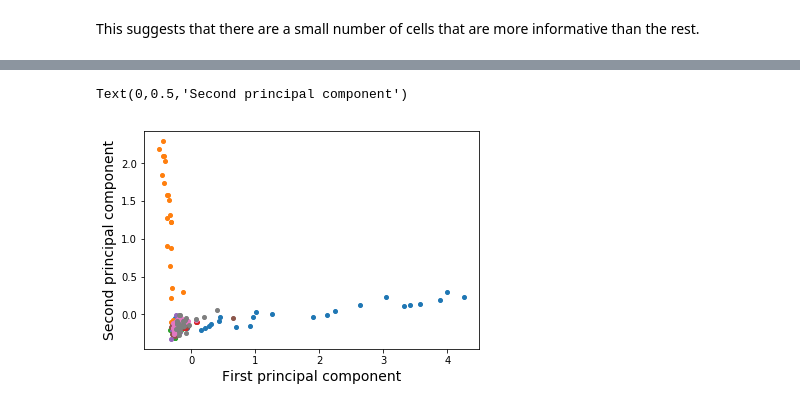
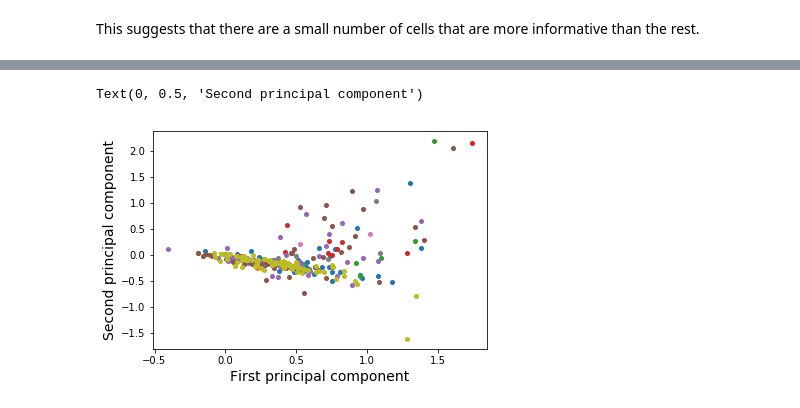
Before and after one commit to AllenInstitute/SWDB_2019, a Jupyter notebook: DynamicBrain/Tutorials/T02_Principal_component_analysis.ipynb, the cells around one changed output, grey strips where cells are left out. Drawn from its saved outputs; the diff is of its cells as text; code cells hidden in the pictures.

```diff
--- a/DynamicBrain/Tutorials/T02_Principal_component_analysis.ipynb
+++ b/DynamicBrain/Tutorials/T02_Principal_component_analysis.ipynb
@@ -345,0 +435,10 @@ What do these two "wings" correspond to? Plot the projected data, and label each
+# %%
+# Cleaning step, shouldnt need
+fr_response_array= fr_response_array[:,~np.any(fr_response_array > 10,axis=0)]
+fr_response_array= fr_response_array[:,~np.any(fr_response_array < -10,axis=0)]
+# %%
+fr_response_array -= fr_response_array.mean()
+# %%
+fr_pca = PCA(n_components=20)
+fr_pca.fit(fr_response_array)
+fr_pca.components_.shape
@@ -345,0 +454,2 @@ What do these two "wings" correspond to? Plot the projected data, and label each
+# %%
+fr_response_reduced = fr_pca.fit_transform(fr_response_array)
@@ -346,10 +467,10 @@ What do these two "wings" correspond to? Plot the projected data, and label each
 # %%
-images = trial_response_df.change_image_name.unique()
+images = session.stimulus_presentations.image_name.unique()
 for a in images:
-    inds = trial_response_df[trial_response_df.change_image_name==a].trial.unique()
-    plt.plot(response_reduced[inds,0], response_reduced[inds,1], '.', markersize=8)
+    inds = session.stimulus_presentations[session.stimulus_presentations.image_name==a].index.values
+    plt.plot(fr_response_reduced[inds,0], fr_response_reduced[inds,1], '.', markersize=8)
 plt.xlabel("First principal component", fontsize=14)
 plt.ylabel("Second principal component", fontsize=14)
 # %% [output]
-Text(0,0.5,'Second principal component')
+Text(0, 0.5, 'Second principal component')
-[figure, old version]
+[figure, new version]
```
Also changed, not shown: parts of 39 cells of this notebook.
